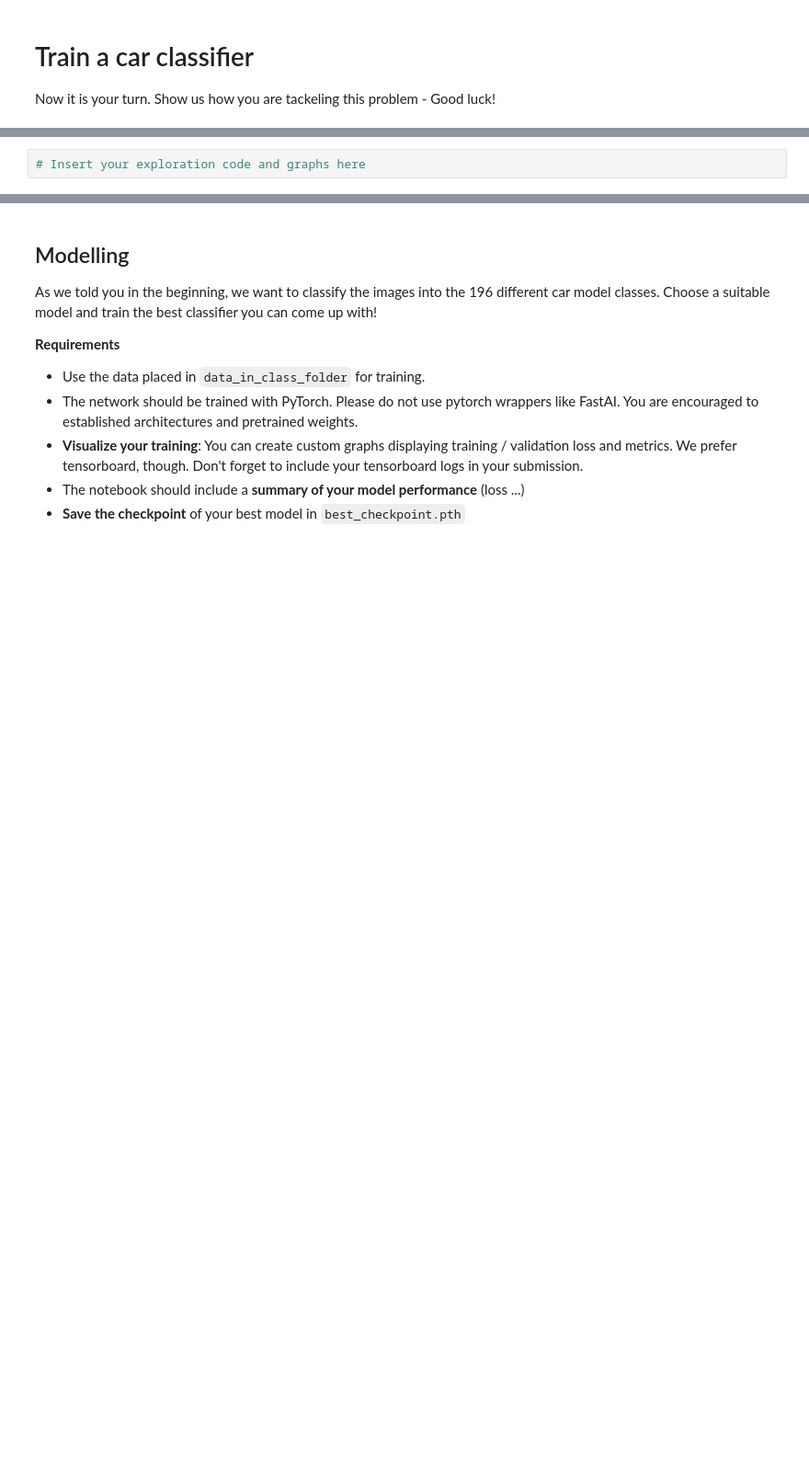
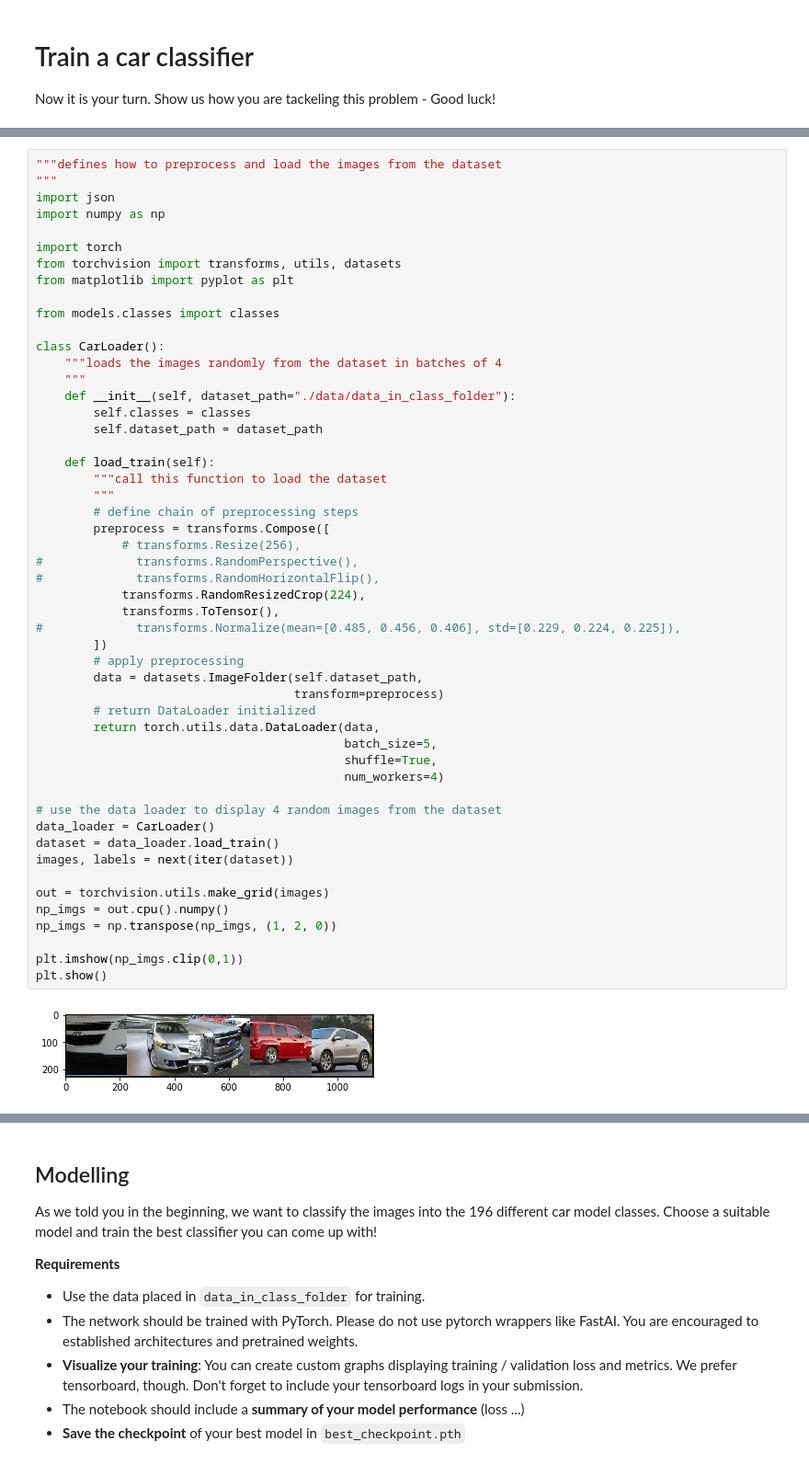
Before and after one commit to Zetinator/car_classificator, a Jupyter notebook: Audi_IT_ML_Challenge_Applicants_V3.ipynb, the cells around one changed output, grey strips where cells are left out. Shown at 92% size. Cells and saved outputs as stored; diff of their text form; blank space fills up the shorter version.

```diff
--- a/Audi_IT_ML_Challenge_Applicants_V3.ipynb
+++ b/Audi_IT_ML_Challenge_Applicants_V3.ipynb
@@ -107,2 +114,53 @@ Your first task is to explore the provided training data. The goal here is to ex
-# %%
-# Insert your exploration code and graphs here
+# %%
+"""defines how to preprocess and load the images from the dataset
+"""
+import json
+import numpy as np
+
+import torch
+from torchvision import transforms, utils, datasets
+from matplotlib import pyplot as plt
+
+from models.classes import classes
+
+class CarLoader():
+    """loads the images randomly from the dataset in batches of 4
+    """
+    def __init__(self, dataset_path="./data/data_in_class_folder"):
+        self.classes = classes
+        self.dataset_path = dataset_path
+
+    def load_train(self):
+        """call this function to load the dataset
+        """
+        # define chain of preprocessing steps
+        preprocess = transforms.Compose([
+            # transforms.Resize(256),
+#             transforms.RandomPerspective(),
+#             transforms.RandomHorizontalFlip(),
+            transforms.RandomResizedCrop(224),
+            transforms.ToTensor(),
+#             transforms.Normalize(mean=[0.485, 0.456, 0.406], std=[0.229, 0.224, 0.225]),
+        ])
+        # apply preprocessing
+        data = datasets.ImageFolder(self.dataset_path,
+                                    transform=preprocess)
+        # return DataLoader initialized
+        return torch.utils.data.DataLoader(data,
+                                           batch_size=5,
+                                           shuffle=True,
+                                           num_workers=4)
+
+# use the data loader to display 4 random images from the dataset
+data_loader = CarLoader()
+dataset = data_loader.load_train()
+images, labels = next(iter(dataset))
+
+out = torchvision.utils.make_grid(images)
+np_imgs = out.cpu().numpy()
+np_imgs = np.transpose(np_imgs, (1, 2, 0))
+
+plt.imshow(np_imgs.clip(0,1))
+plt.show()
+# %% [output]
+[figure, added]
```
Also changed, not shown: parts of 10 cells of this notebook, 2 other files.
